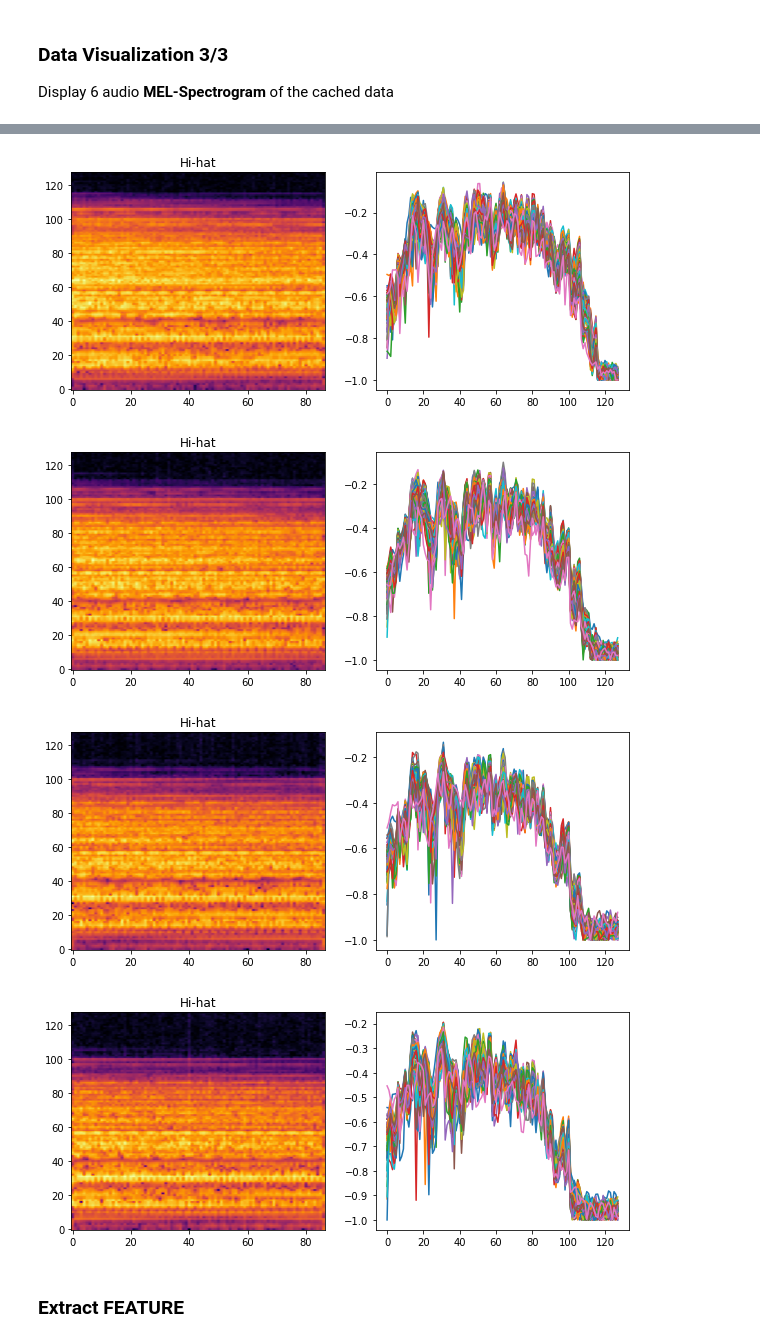
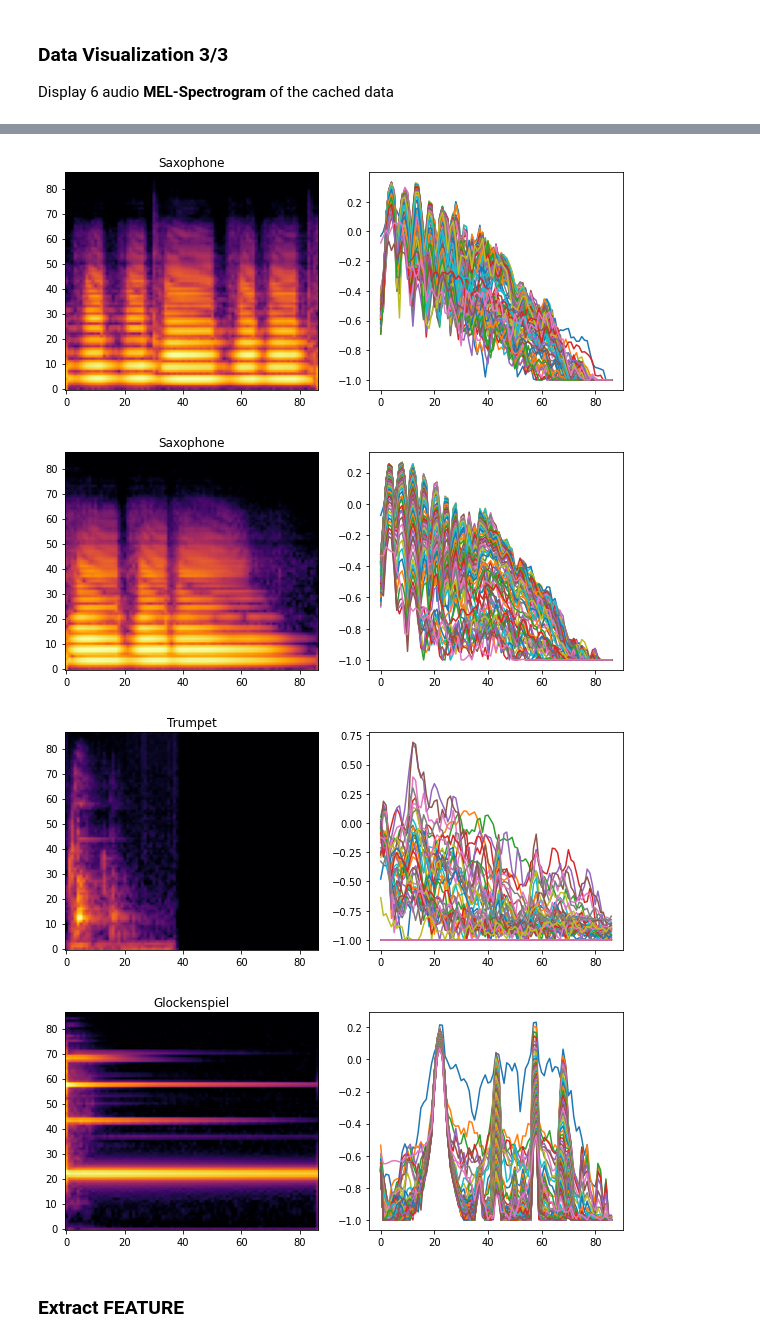
Before and after one commit to Auzlex/uwe-dsp, a Jupyter notebook: notebooks/Data_Feature_Extractor.ipynb, the cells around one changed output, grey strips where cells are left out. Drawn from its saved outputs; the diff is of its cells as text; code cells hidden in the pictures.

```diff
--- a/notebooks/Data_Feature_Extractor.ipynb
+++ b/notebooks/Data_Feature_Extractor.ipynb
@@ -109,7 +109,7 @@ for i in range(6):
 Display 6 audio **MEL-Spectrogram** of the cached data
 # %%
 # display 6 random MEL spectrograms
-for i in range(6):
+for i in range(20,26):
 
     mel = helper.extract_audio_feature(X[i], sr=SAMPLE_RATE, feature_type='mel', use_amplitude_to_db=False)
 
@@ -127,7 +127,7 @@ for i in range(6):
-[figure, old version]
+[figure, new version]
-[figure, old version]
+[figure, new version]
-[figure, old version]
+[figure, new version]
-[figure, old version]
+[figure, new version]
 # %% [markdown]
 ### Extract FEATURE
 # %%
```
Also changed, not shown: parts of 5 cells of this notebook, 12 other files.
